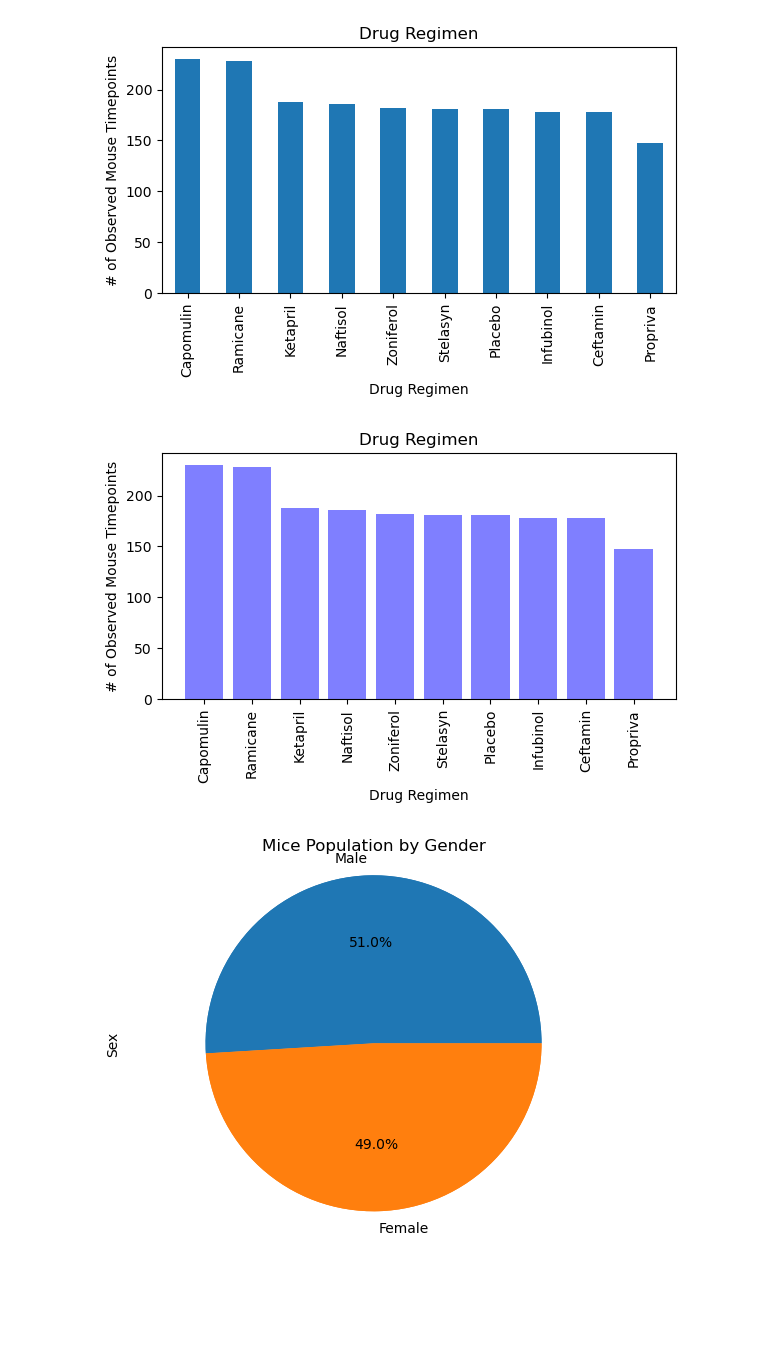
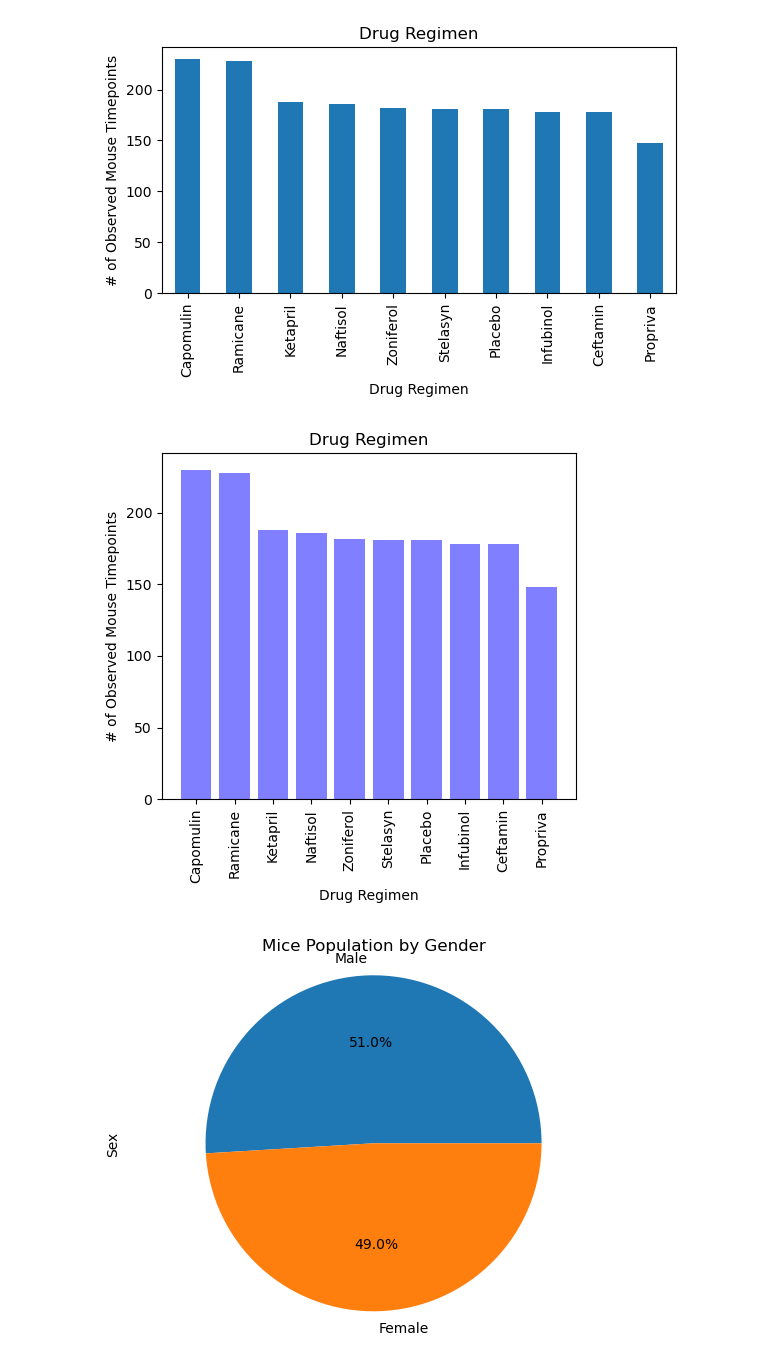
Before and after one commit to RaeAnnG/matplotlib-challenge, a Jupyter notebook: pymaceuticals_RG.ipynb, the cells around one changed output. Cells and saved outputs as stored; diff of their text form; code cells hidden in the pictures; blank space fills up the shorter version.

```diff
--- a/pymaceuticals_RG.ipynb
+++ b/pymaceuticals_RG.ipynb
@@ -265,25 +272,25 @@ plt.tight_layout()
 # %%
 # Generate a bar plot showing the total number of rows (Mouse ID/Timepoints) for each drug regimen using pyplot.
 # Set x axis and tick locations
 x_axis = mouse_count_regimen.index.values
 y_axis = mouse_count_regimen.values
 
 # Create a list indicating where to write x labels and set figure size to adjust for space
-plt.figure(figsize=(6,4))
+plt.figure(figsize=(5,5))
 plt.bar(x_axis, y_axis, color='b', alpha=0.5, align="center")
 
 # Set a Title and labels
 plt.title("Drug Regimen")
 plt.xlabel("Drug Regimen")
 plt.ylabel("# of Observed Mouse Timepoints")
 plt.xticks(rotation = "vertical")
 
 # Save our graph and show the grap
 plt.tight_layout()
 #plt.savefig("../Images/")
 plt.show()
 # %% [output]
-[figure, old version]
+[figure, new version]
 # %%
 # Generate a pie plot showing the distribution of female versus male mice using Pandas
 gender_results = clean_results_df["Sex"].value_counts()
```
Also changed, not shown: parts of 16 cells of this notebook.
